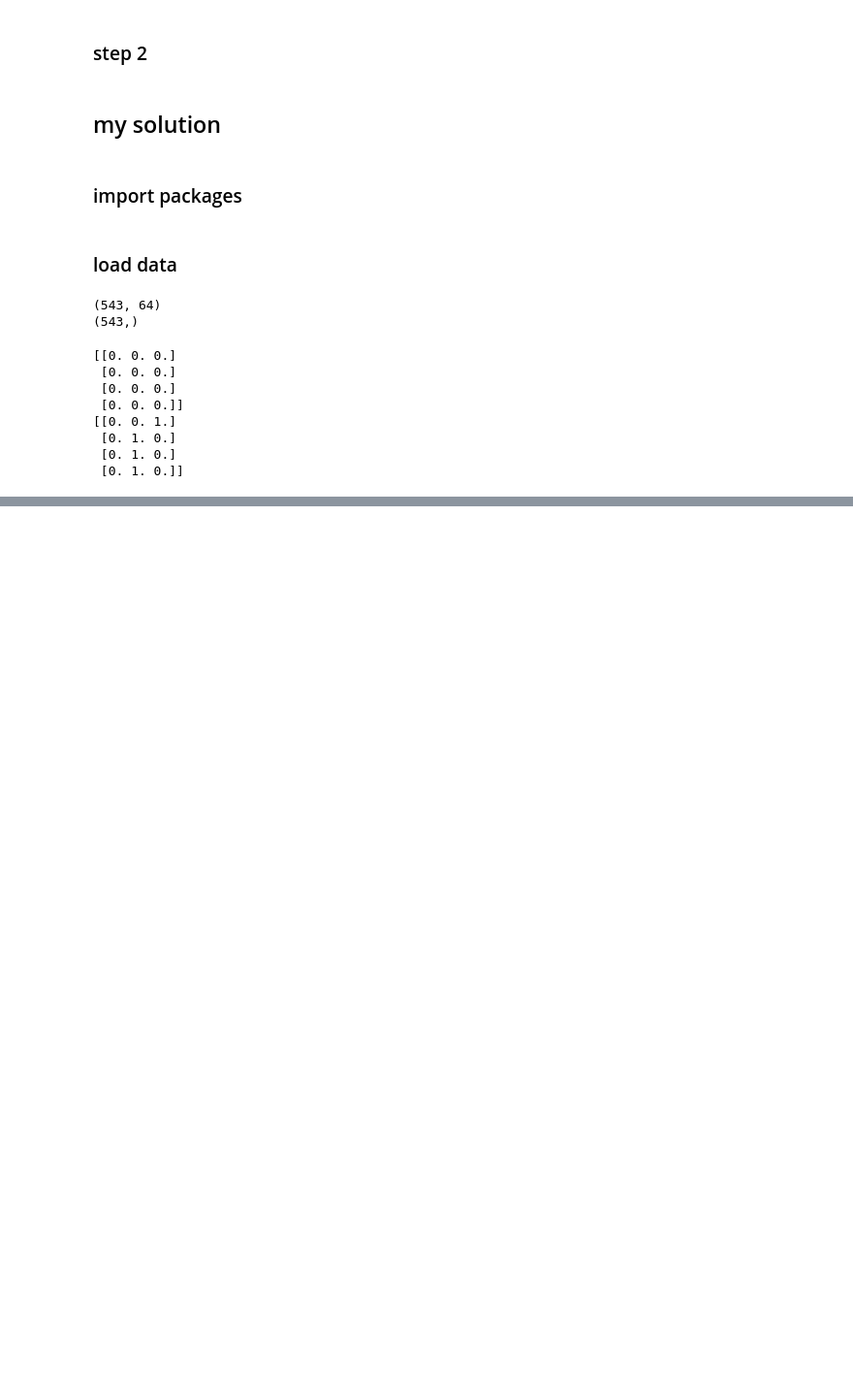
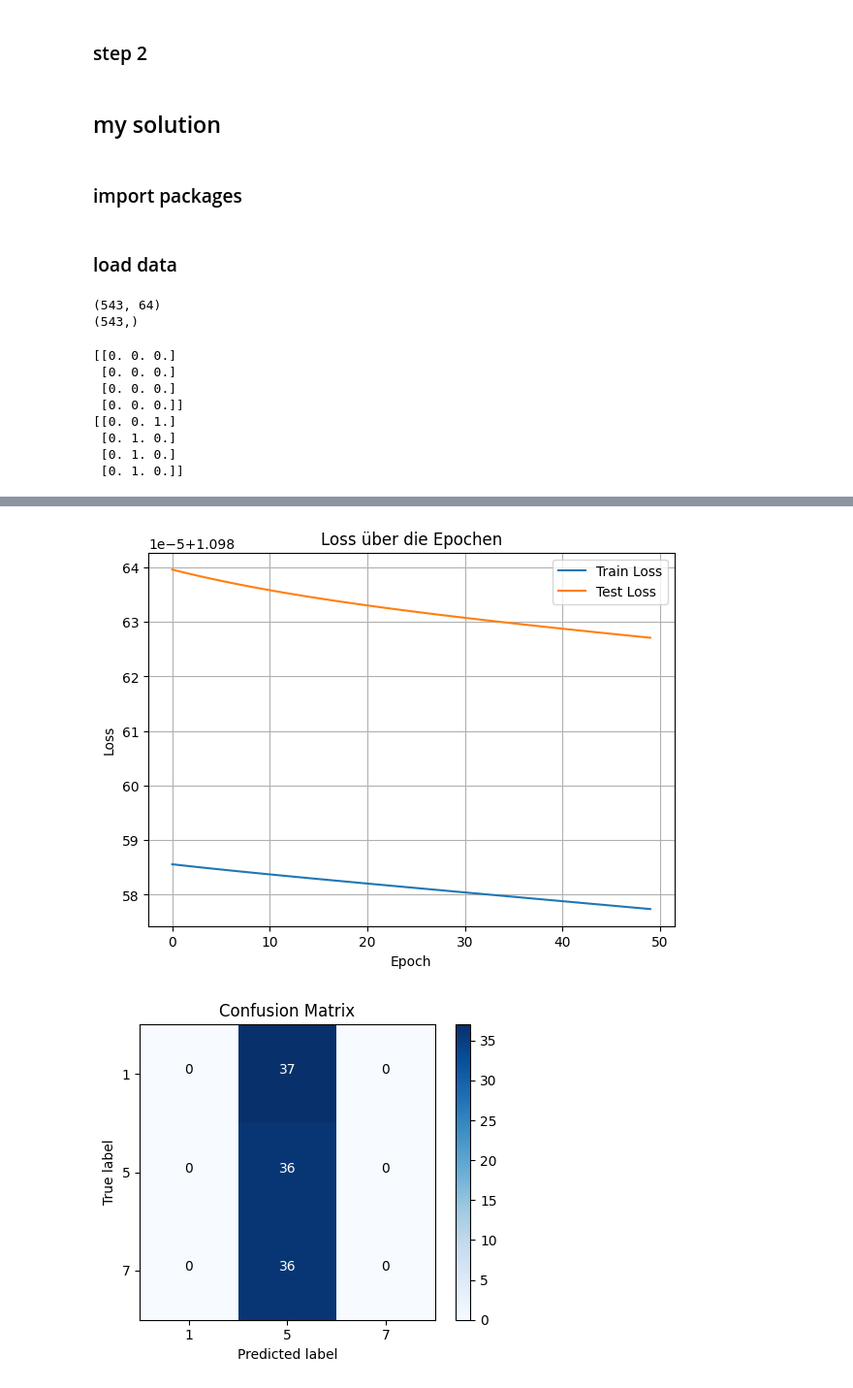
Before and after one commit to qingyun-tuberlin/Numeric-Mathematic-I-for-Mathematicians, a Jupyter notebook: classification with neural network/PA02.ipynb, the cells around one changed output, grey strips where cells are left out. Shown at 97% size. Saved outputs shown, nothing was run; the diff lists cells and outputs as text; code cells hidden in the pictures; blank space fills up the shorter version.

```diff
--- a/classification with neural network/PA02.ipynb
+++ b/classification with neural network/PA02.ipynb
@@ -120,9 +120,3 @@ def d_sigmoid(x):
 # %%
 def forward():
     pass
-# %%
-def softplus(x):
-    a = np.maximum(0,x)
-    b = -np.abs(x)
-    c = np.log1p(np.exp(b))
-    return (a + c)
@@ -128,0 +319,13 @@ def softplus(x):
+# %%
+import matplotlib.pyplot as plt
+
+def plot_loss(train_losses, test_losses):
+    plt.figure(figsize=(7,5))
+    plt.plot(train_losses, label="Train Loss")
+    plt.plot(test_losses, label="Test Loss")
+    plt.xlabel("Epoch")
+    plt.ylabel("Loss")
+    plt.title("Loss über die Epochen")
+    plt.legend()
+    plt.grid(True)
+    plt.show()
@@ -128,0 +376,18 @@ def softplus(x):
+# %%
+# 训练
+train_losses, test_losses, test_accs = train_full_batch(
+    model,
+    X_train, y_train,
+    X_test, y_test,
+    loss_fn=cross_entropy_loss,
+    epochs=50,
+    lr=0.01
+)
+
+# 绘制 Loss 曲线
+plot_loss(train_losses, test_losses)
+
+# 绘制 Confusion-Matrix
+plot_confusion_matrix_matplotlib(model, X_test, y_test,
+                                 class_names=["1", "5", "7"])
+# %% [output]
@@ -128,0 +411,2 @@ def softplus(x):
+[figure, added]
+[figure, added]
```
Also changed, not shown: parts of 5 cells of this notebook, 2 other files.
